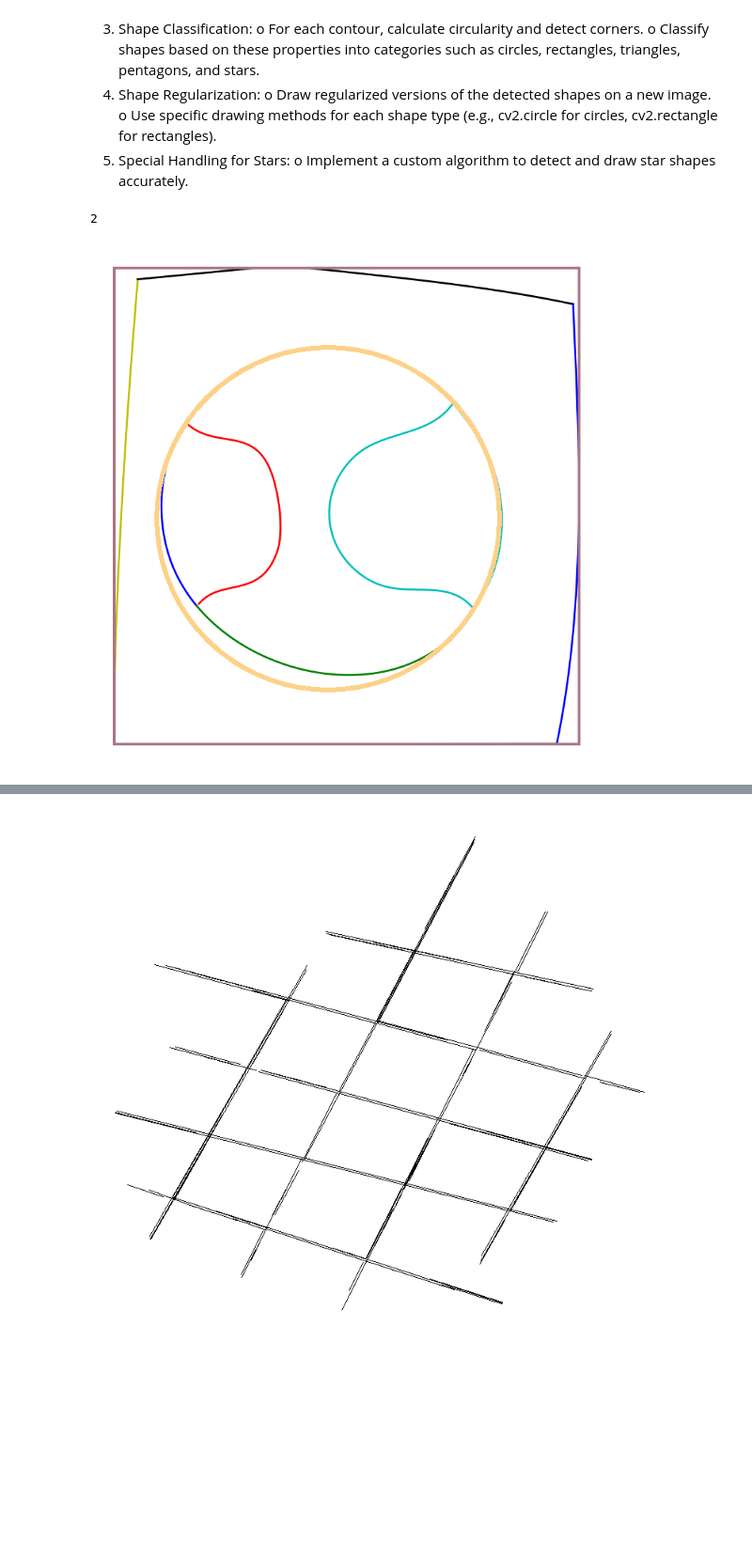
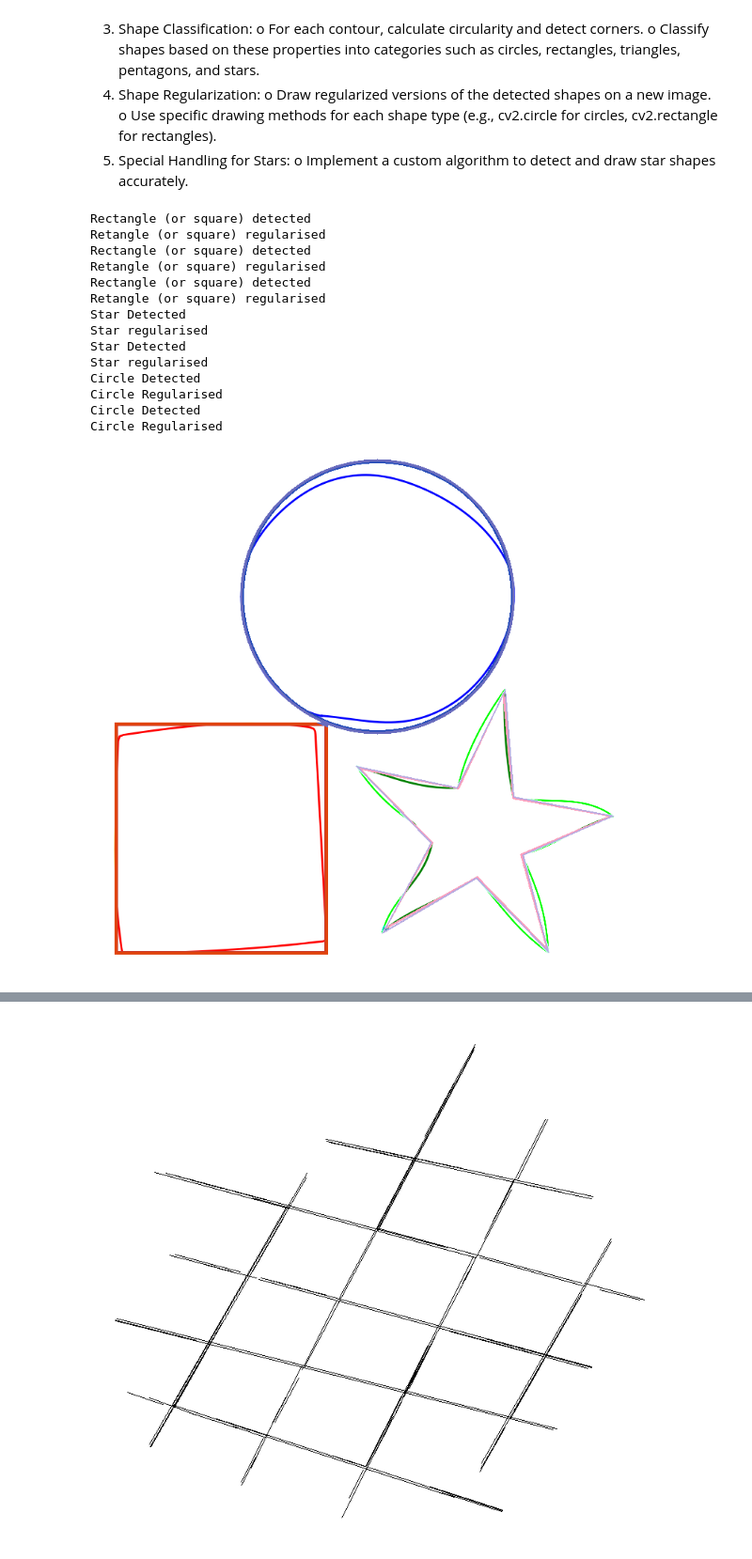
Before and after one commit to Vaivaswat2244/Adobe-GenSolve, a Jupyter notebook: Regularisation_and_Symmetry.ipynb, the cells around one changed output, grey strips where cells are left out. Shown: that part at 94% size. Saved outputs shown, nothing was run; the diff lists cells and outputs as text; code cells hidden in the pictures; blank space fills up the shorter version.

```diff
--- a/Regularisation_and_Symmetry.ipynb
+++ b/Regularisation_and_Symmetry.ipynb
@@ -160,7 +160,8 @@ def detect_shape(img, contour):
     else:
         return "UNKNOWN", []
 # %%
-src = cv2.imread(plot('/content/drive/MyDrive/adobe/problems/frag1.csv'))
+src_path = '/content/drive/MyDrive/Input/problems/isolated.csv'# Add Path to the csv file
+src = cv2.imread(plot(src_path))# add Path to the csv file
 
 # Convert to grayscale
 gray = cv2.cvtColor(src, cv2.COLOR_BGR2GRAY)
@@ -168,6 +169,8 @@ gray = cv2.cvtColor(src, cv2.COLOR_BGR2GRAY)
 # Binarize
 _, bin = cv2.threshold(gray, 127, 255, cv2.THRESH_BINARY_INV)
 
+#Perform Thinning
+# bin = thinning(bin)
 
 # Create result image
 res = src.copy()
@@ -177,7 +180,7 @@ mask = np.zeros(src.shape[:2], dtype=np.uint8)
 
 # Find contours
 contours, _ = cv2.findContours(bin.copy(), cv2.RETR_LIST, cv2.CHAIN_APPROX_NONE)
-print(len(contours))
+# print(len(contours))
 # For each contour
 for contour in contours:
     # Compute convex hull
@@ -200,7 +203,8 @@ for contour in contours:
     if 0.125 < ratio < 0.175:
         vertices = cv2.approxPolyDP(contour, 0.01 * cv2.arcLength(contour, True), True)
         if len(vertices) == 5:
-            # Star detected, use the star drawing code
+            # PENTAGON
+            print("Pentagon Detected")
             (x, y), radius = cv2.minEnclosingCircle(contour)
             center = (int(x), int(y))
             radius = int(radius)
@@ -216,31 +220,39 @@ for contour in contours:
             star_mask = new_img[:, :, 0] > 0
             res[star_mask] = new_img[star_mask]
             cv2.drawContours(mask, [pts], 0, 255, -1)
+            print("Pentagon Regularised")
         else:
-            # Draw lines connecting the vertices of the contour
+            # STAR
+            print("Star Detected")
             for j in range(len(vertices)):
                 pt1 = tuple(vertices[j][0])
                 pt2 = tuple(vertices[(j+1) % len(vertices)][0])
                 cv2.line(res, pt1, pt2, color, 2)
             cv2.drawContours(mask, [vertices], 0, 255, -1)
+            print("Star regularised")
 
 
     elif circularity > 0.9:
         # CIRCLE
+        print("Circle Detected")
         (x, y), radius = cv2.minEnclosingCircle(contour)
         center = (int(x), int(y))
         radius = int(radius)
         cv2.circle(res, center, radius, color, 5)
         cv2.circle(mask, center, radius, 255, -1)
+        print("Circle Regularised")
 
     elif circularity > 0.75:
         # RECTANGLE
+        print("Rectangle (or square) detected")
         x, y, w, h = cv2.boundingRect(contour)
         cv2.rectangle(res, (x, y), (x+w, y+h), color, 5)
         cv2.rectangle(mask, (x, y), (x+w, y+h), 255, -1)
+        print("Retangle (or square) regularised")
 
     elif circularity > 0.7:
         # TRIANGLE
+        print("Triangle detected")
         roi = cv2.boundingRect(contour)
         mask_roi = np.zeros(bin.shape, dtype=np.uint8)
         cv2.rectangle(mask_roi, (roi[0], roi[1]), (roi[0]+roi[2], roi[1]+roi[3]), 255, -1)
@@ -253,32 +265,47 @@ for contour in contours:
         while len(vertices) < 3:
             radius -= 1
             mask_circ = np.zeros(bin.shape, dtype=np.uint8)
             cv2.circle(mask_circ, center, int(radius), 255, 5)
             mask_circ = cv2.bitwise_and(mask_circ, triangle)
             vertices, _ = cv2.findContours(mask_circ, cv2.RETR_LIST, cv2.CHAIN_APPROX_NONE)
 
         cv2.line(res, tuple(vertices[0][0][0]), tuple(vertices[1][0][0]), color, 5)
         cv2.line(res, tuple(vertices[1][0][0]), tuple(vertices[2][0][0]), color, 5)
         cv2.line(res, tuple(vertices[2][0][0]), tuple(vertices[0][0][0]), color, 5)
         cv2.drawContours(mask, [vertices], 0, 255, -1)
+        print("Triangle regularised")
     else:
+        print("unknown shape, No regularisation")
         # Unrecognized shape, draw as is
         cv2.drawContours(res, [contour], 0, color, 2)
         cv2.drawContours(mask, [contour], 0, 255, -1)
 
 # Invert the mask
 mask_inv = cv2.bitwise_not(mask)
 
 # Remove regularized shapes from the original image
 src_no_regular = cv2.bitwise_and(src, src, mask=mask_inv)
 
 # Combine the result image with the original image without regularized shapes
 final_result = cv2.add(res, src_no_regular)
 
 cv2_imshow( final_result)
 cv2.imwrite('final_result.png',final_result)
 cv2.waitKey(0)
 cv2.destroyAllWindows()
 # %% [output]
-2
+Rectangle (or square) detected
+Retangle (or square) regularised
+Rectangle (or square) detected
+Retangle (or square) regularised
+Rectangle (or square) detected
+Retangle (or square) regularised
+Star Detected
+Star regularised
+Star Detected
+Star regularised
+Circle Detected
+Circle Regularised
+Circle Detected
+Circle Regularised
-[figure, old version]
+[figure, new version]
```
Also changed, not shown: parts of 5 cells of this notebook.
